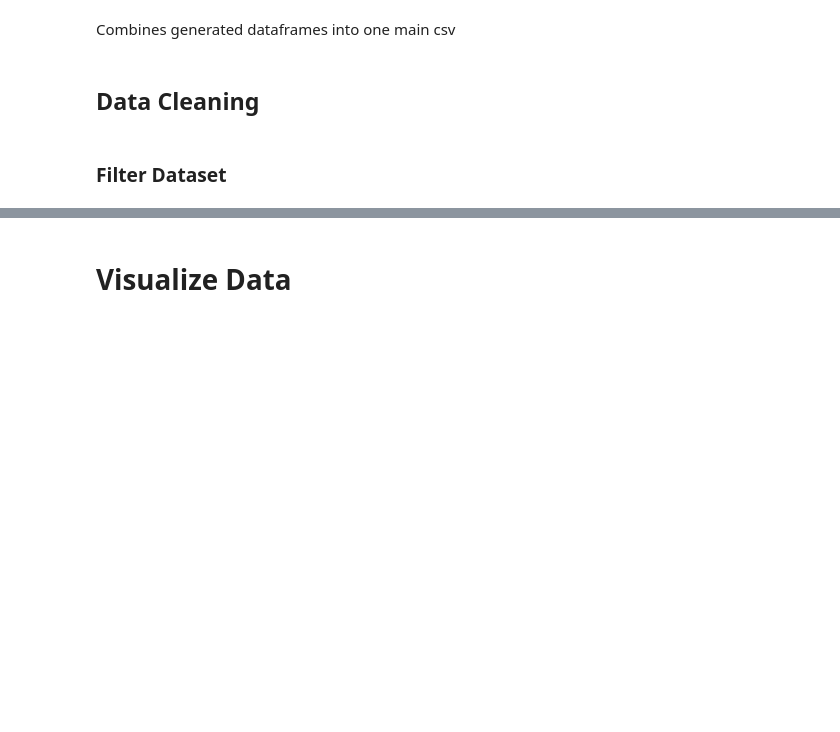
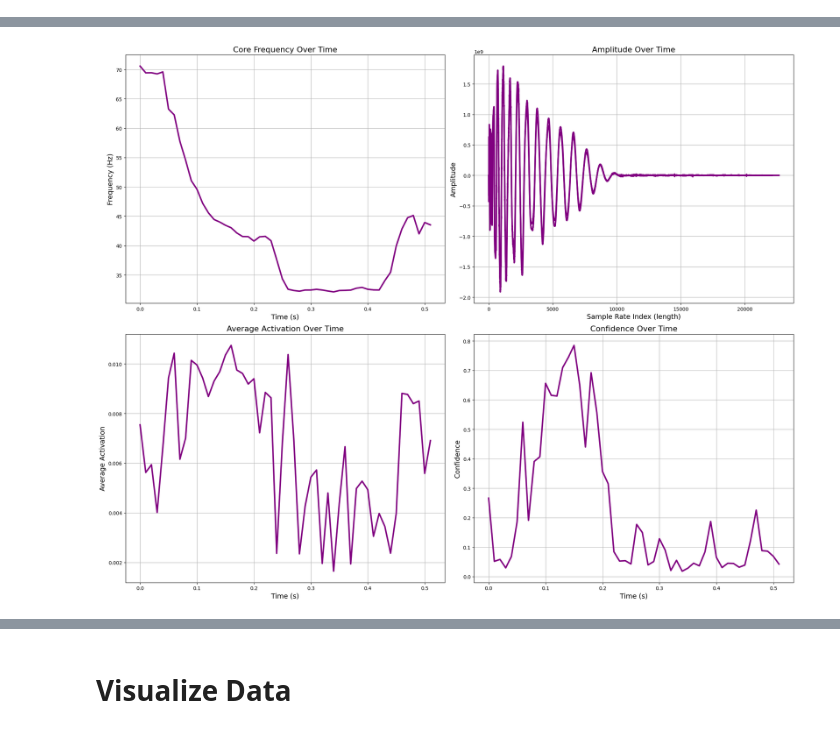
Before and after one commit to dsci445-csu/project-6, a Jupyter notebook: group_6_paper.ipynb, the cells around one changed output, grey strips where cells are left out. Saved outputs shown, nothing was run; the diff lists cells and outputs as text; code cells hidden in the pictures; blank space fills up the shorter version.

Commit message:
Add files via upload
updated intro/conclusion/data preparation sections, added plt_util,py file to make the plots more straightforward to generate.

```diff
--- a/group_6_paper.ipynb
+++ b/group_6_paper.ipynb
@@ -100,3 +120 @@ def process_samples_to_csv():
     return samples
-# %% [markdown]
-Combines generated dataframes into one main csv
@@ -124,4 +121,8 @@ def merge_dataframes():
-# %% [markdown]
-## Data Cleaning
-# %% [markdown]
-### Filter Dataset
+# %%
+file_path="ah_kick_gust.wav"  # Example Kick Sample in original wav format
+sr, audio = wavfile.read(file_path)
+time, frequency, confidence, activation = crepe.predict(audio, sr, viterbi=True)
+
+# features
+create_plots(audio, time, frequency, activation, confidence)
+# %% [output]
@@ -127,0 +130 @@ def merge_dataframes():
+[figure, added]
```
Also changed, not shown: parts of 23 cells of this notebook, 1 other file.
